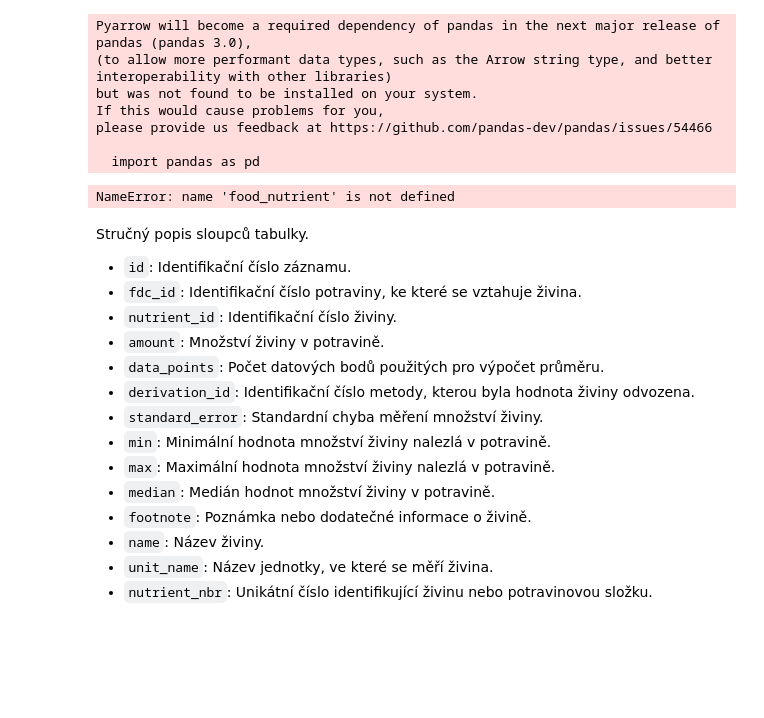
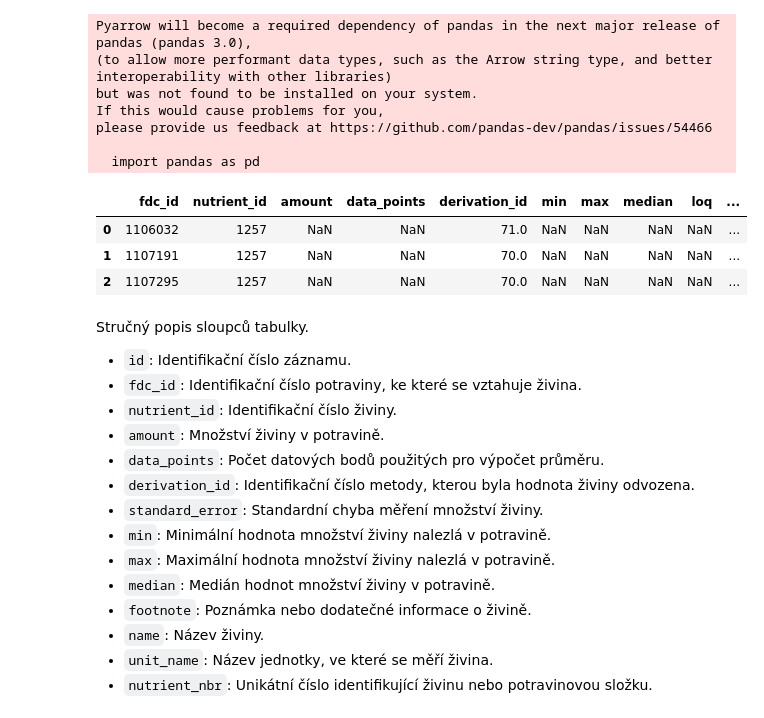
Before and after one commit to JanaEsther/czechitas-python-pro-datovou-analyzu-2024-02, a Jupyter notebook: notebooks/lekce-02/lekce-02_a.ipynb, the cells around one changed output. Cells and saved outputs as stored; diff of their text form; code cells hidden in the pictures; blank space fills up the shorter version.

```diff
--- a/notebooks/lekce-02/lekce-02_a.ipynb
+++ b/notebooks/lekce-02/lekce-02_a.ipynb
@@ -15,11 +15,17 @@ please provide us feedback at https://github.com/pandas-dev/pandas/issues/54466
 
   import pandas as pd
 # %%
-url_food_nutrient = "https://kodim.cz/cms/assets/analyza-dat/python-data-1/python-pro-data-1/podmineny-vyber/podmineny-vyber/food_nutrient.csv"
-food_nutrient = pd.read_csv(food_nutrient.csv)
-food_nutrient.head()
+import pandas as pd
+
+url_food_nutrient = "https://kodim.cz/cms/assets/czechitas/python-data-1/python-pro-data-1/podmineny-vyber/podmineny-vyber/food_nutrient.csv"
+
+food_nutrient = pd.read_csv(url_food_nutrient)
+food_nutrient.head(3)
 # %% [output]
-NameError: name 'food_nutrient' is not defined
+|  | fdc_id | nutrient_id | amount | data_points | derivation_id | min | max | median | loq | ... |
+| 0 | 1106032 | 1257 | NaN | NaN | 71.0 | NaN | NaN | NaN | NaN | ... |
+| 1 | 1107191 | 1257 | NaN | NaN | 70.0 | NaN | NaN | NaN | NaN | ... |
+| 2 | 1107295 | 1257 | NaN | NaN | 70.0 | NaN | NaN | NaN | NaN | ... |
 # %% [markdown]
  Stručný popis sloupců tabulky.
 
```
Also changed, not shown: parts of 1 cell of this notebook, 2 other files.
